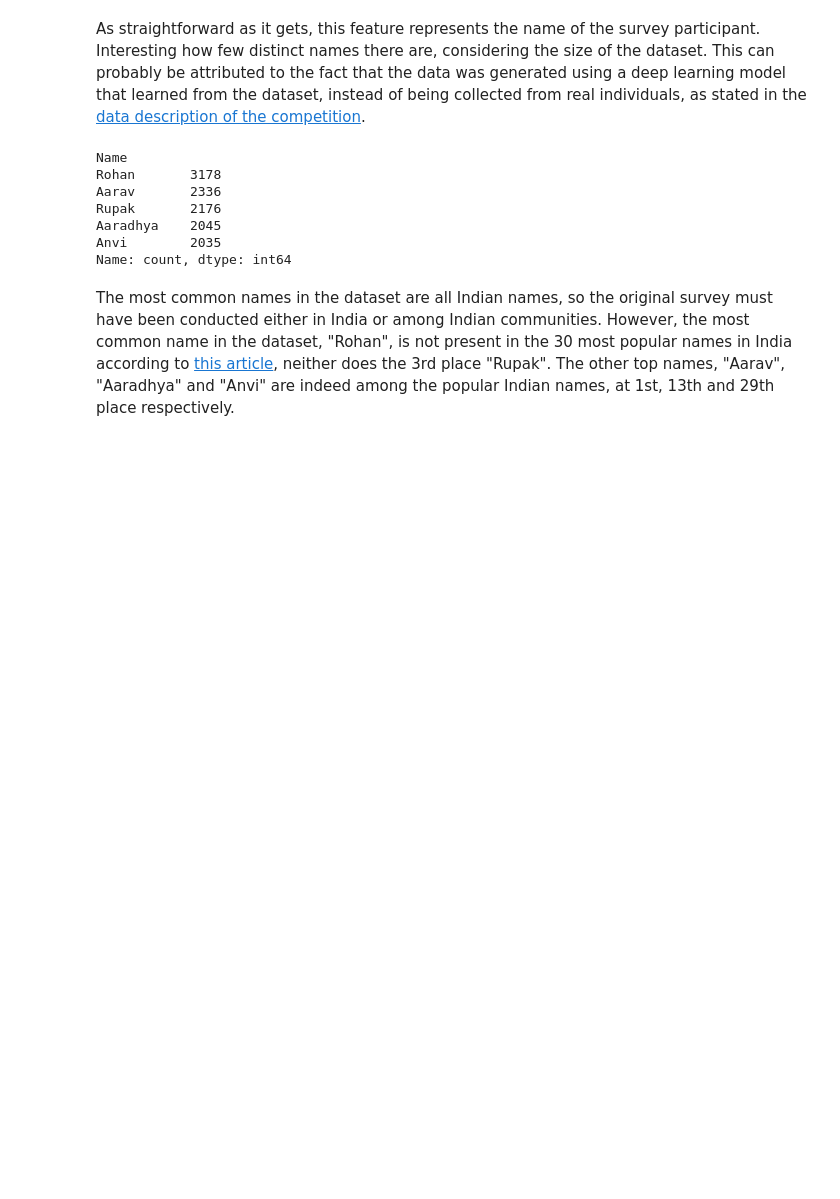
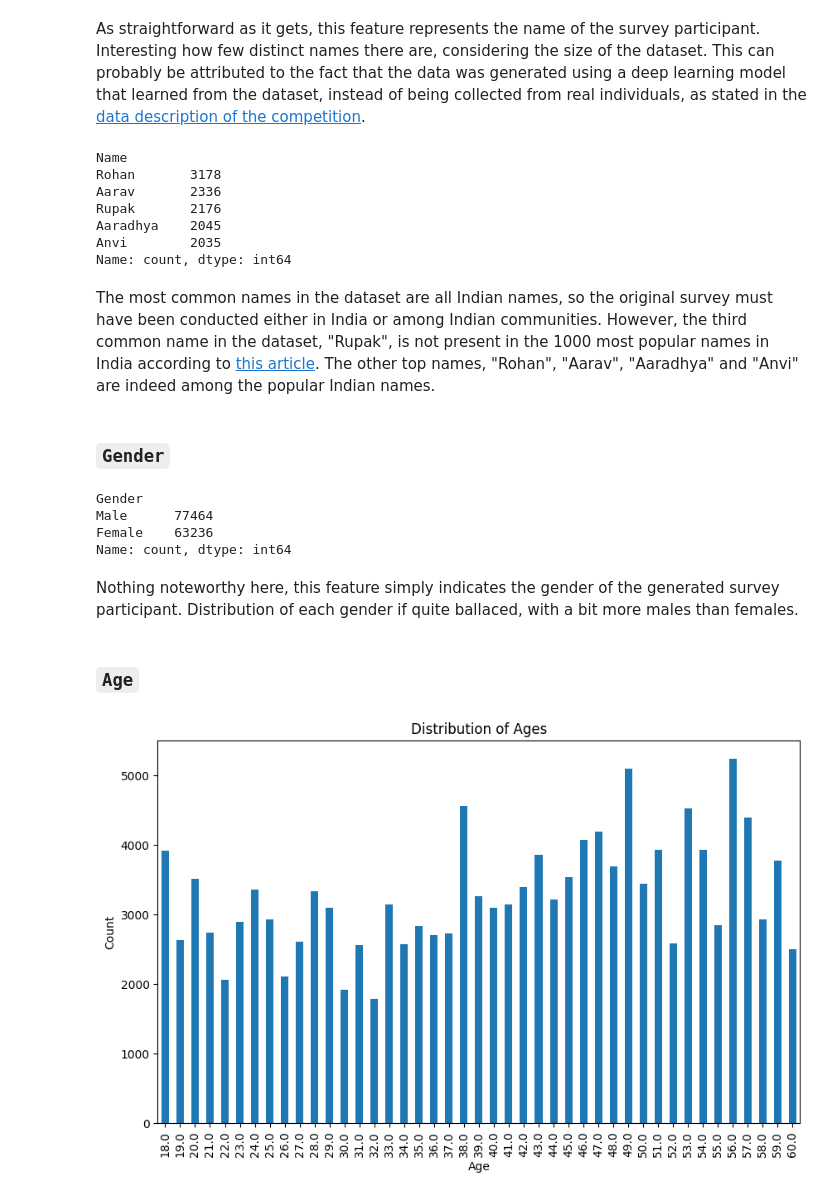
Before and after one commit to TDat94/ExploringMentalHealthData, a Jupyter notebook: scripts/data_exploration.ipynb, the cells around one changed output. Saved outputs shown, nothing was run; the diff lists cells and outputs as text; code cells hidden in the pictures; blank space fills up the shorter version.

Commit message:
Updated data exploration report (unfinished)

```diff
--- a/scripts/data_exploration.ipynb
+++ b/scripts/data_exploration.ipynb
@@ -47,4 +48,28 @@ Aaradhya    2045
 Anvi        2035
 Name: count, dtype: int64
 # %% [markdown]
-The most common names in the dataset are all Indian names, so the original survey must have been conducted either in India or among Indian communities. However, the most common name in the dataset, "Rohan", is not present in the 30 most popular names in India according to [this article](https://www.thebabyhonk.com/most-popular-indian-names-for-girls-and-boys/), neither does the 3rd place "Rupak". The other top names, "Aarav", "Aaradhya" and "Anvi" are indeed among the popular Indian names, at 1st, 13th and 29th place respectively.
+The most common names in the dataset are all Indian names, so the original survey must have been conducted either in India or among Indian communities. However, the third common name in the dataset, "Rupak", is not present in the 1000 most popular names in India according to [this article](https://listophile.com/names/nationality/indian/). The other top names, "Rohan", "Aarav", "Aaradhya" and "Anvi" are indeed among the popular Indian names.
+# %% [markdown]
+### `Gender`
+# %%
+# Number of each gender
+data['Gender'].value_counts()
+# %% [output]
+Gender
+Male      77464
+Female    63236
+Name: count, dtype: int64
+# %% [markdown]
+Nothing noteworthy here, this feature simply indicates the gender of the generated survey participant. Distribution of each gender if quite ballaced, with a bit more males than females.
+# %% [markdown]
+### `Age`
+# %%
+# Bar chart of ages
+plt.figure(figsize=(10,6))
+data['Age'].value_counts().sort_index().plot(kind='bar')
+plt.xlabel('Age')
+plt.ylabel('Count')
+plt.title('Distribution of Ages')
+plt.show()
+# %% [output]
+[figure, added]
```
Also changed, not shown: parts of 32 cells of this notebook, 1 other file.
